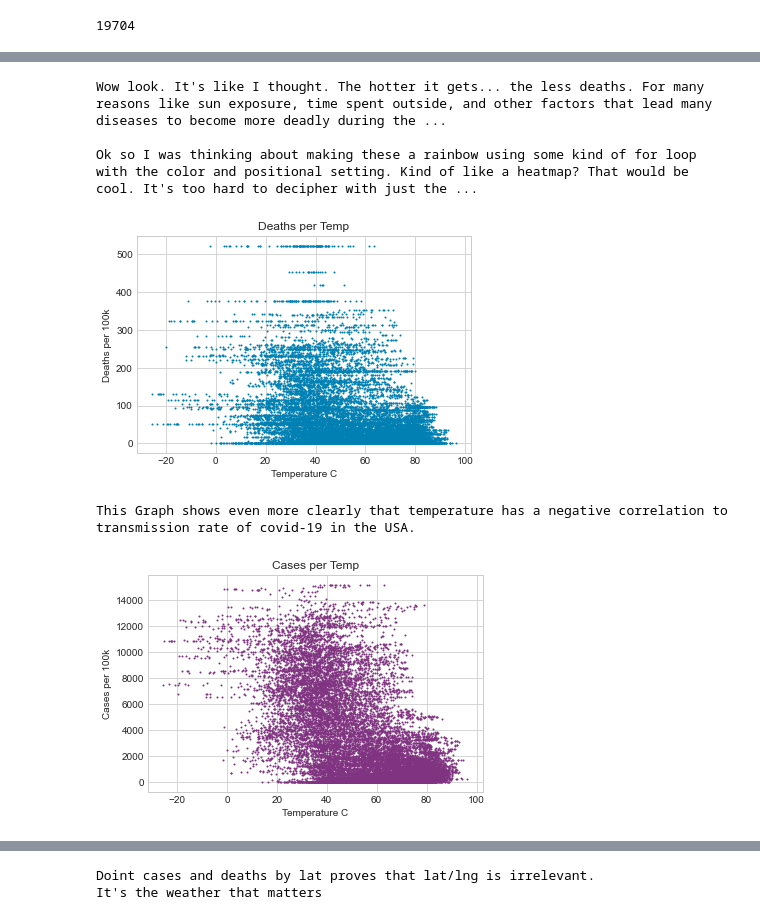
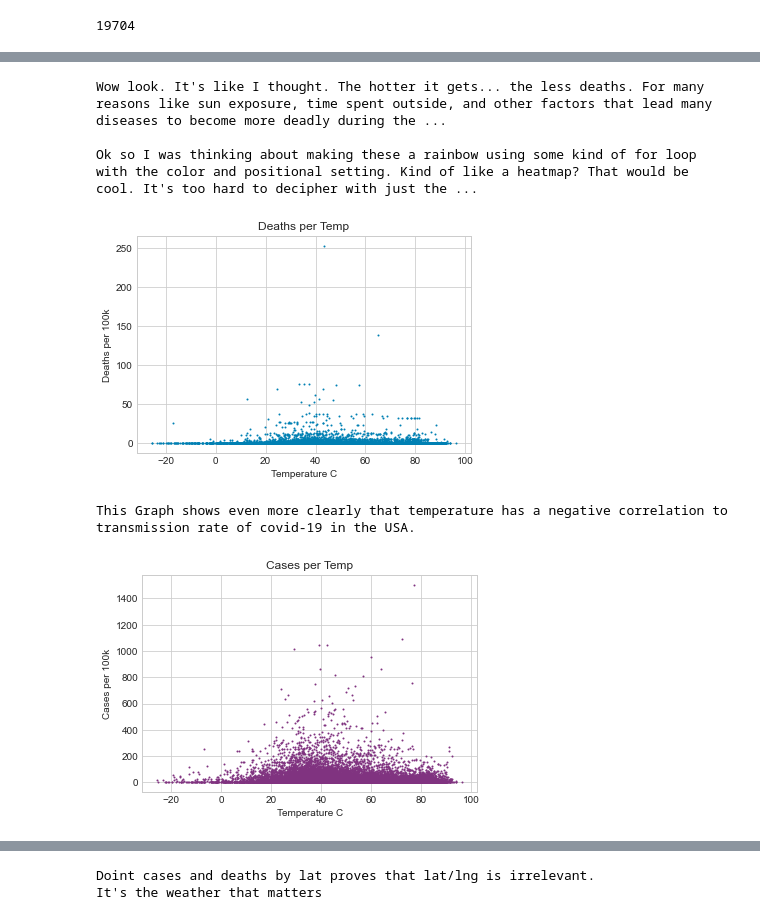
Before and after one commit to pkriger/project-01, a Jupyter notebook: Weather_Analysis - copy PK.ipynb, the cells around one changed output, grey strips where cells are left out. Saved outputs shown, nothing was run; the diff lists cells and outputs as text; code cells hidden in the pictures.

```diff
--- a/Weather_Analysis - copy PK.ipynb
+++ b/Weather_Analysis - copy PK.ipynb
@@ -106,24 +84,24 @@ plt.show()
 # %%
-plt.scatter(weather_df['temperature'],weather_df['deaths_per_100k'],s=1,color=(0, 0.5, .7))
+plt.scatter(weather_df['temperature'],weather_df['new_deaths_per_100k'],s=1,color=(0, 0.5, .7))
 plt.title("Deaths per Temp")
 plt.xlabel("Temperature C")
 plt.ylabel("Deaths per 100k")
 print("Wow look. It's like I thought. The hotter it gets... the less deaths. For many reasons like sun exposure, time spent outside, and other factors that lead many diseases to become more deadly during the winter. Almost no deaths happen above 30 degrees celcius. The largest concentration of 500+ is in the -10 to +10 range")
 print("\nOk so I was thinking about making these a rainbow using some kind of for loop with the color and positional setting. Kind of like a heatmap? That would be cool. It's too hard to decipher with just the blue" )
 
 plt.show()
 
-plt.scatter(weather_df['temperature'],weather_df['cases_per_100k'],s=1,color=(0.5, 0.2, 0.5))
+plt.scatter(weather_df['temperature'],weather_df['new_cases_per_100k'],s=1,color=(0.5, 0.2, 0.5))
 plt.title("Cases per Temp")
 plt.xlabel("Temperature C")
 plt.ylabel("Cases per 100k")
 print("""This Graph shows even more clearly that temperature has a negative correlation to transmission rate of covid-19 in the USA.""")
 plt.show()
 # %% [output]
 Wow look. It's like I thought. The hotter it gets... the less deaths. For many reasons like sun exposure, time spent outside, and other factors that lead many diseases to become more deadly during the ...
 
 Ok so I was thinking about making these a rainbow using some kind of for loop with the color and positional setting. Kind of like a heatmap? That would be cool. It's too hard to decipher with just the ...
-[figure, old version]
+[figure, new version]
 This Graph shows even more clearly that temperature has a negative correlation to transmission rate of covid-19 in the USA.
-[figure, old version]
+[figure, new version]
 # %%
```
Also changed, not shown: parts of 8 cells of this notebook.
